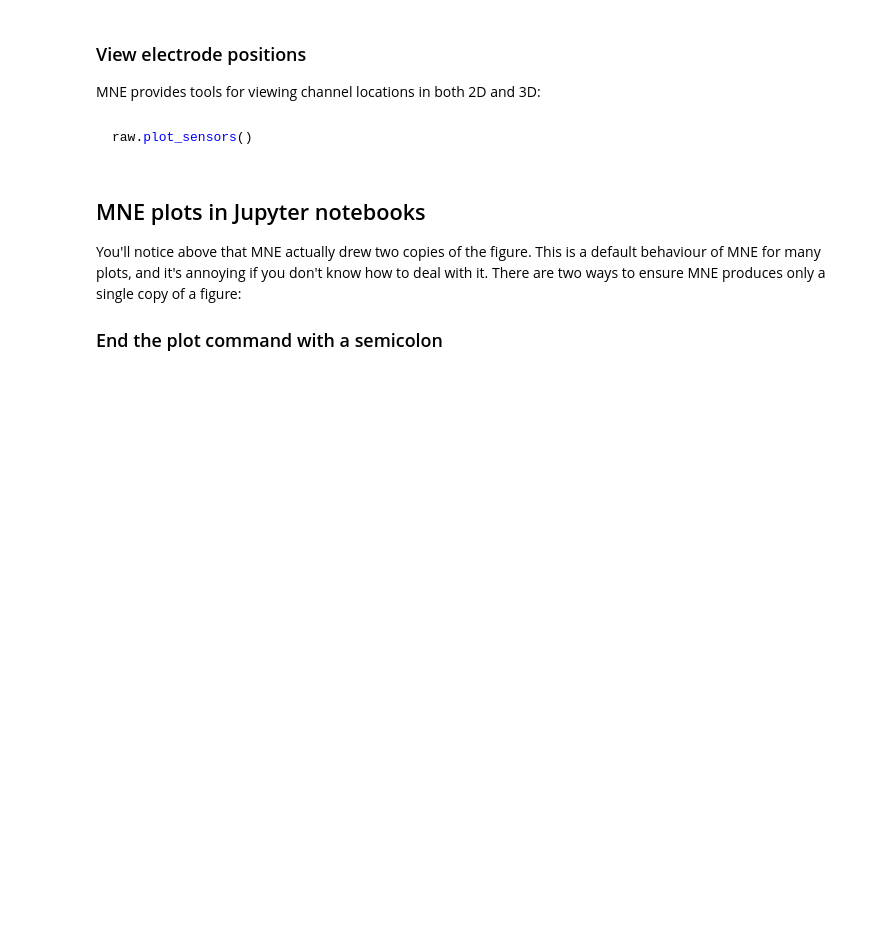
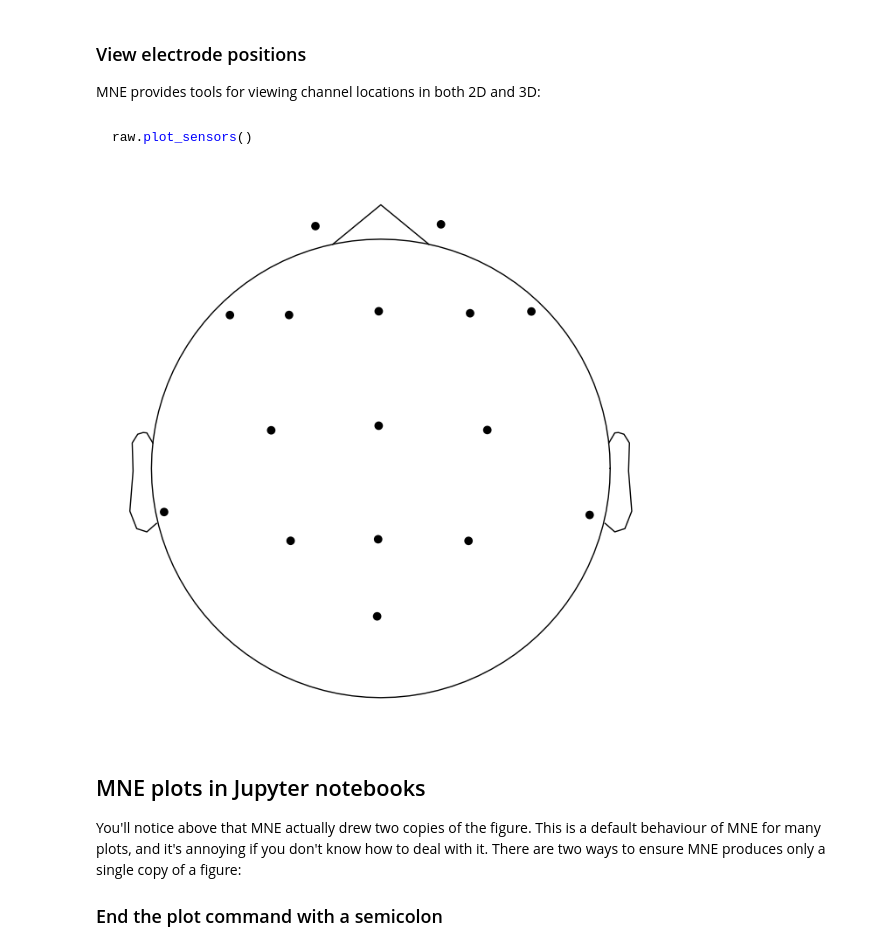
Before and after one commit to stochastic-bean/NDSCH7-Working-with-EEG-data, a Jupyter notebook: 1 - mne_data.ipynb, the cells around one changed output. Drawn from its saved outputs; the diff is of its cells as text; code cells hidden in the pictures; blank space fills up the shorter version.

```diff
--- a/1 - mne_data.ipynb
+++ b/1 - mne_data.ipynb
@@ -212,3 +369,5 @@ Long story short, we have to first run an MNE method to look up the locations of
 ~~~python
 raw.set_montage('standard_1005')
 ~~~
+# %%
+raw.set_montage('standard_1005')
@@ -238,6 +455,10 @@ MNE provides tools for viewing channel locations in both 2D and 3D:
 ~~~python
 raw.plot_sensors()
 ~~~
+# %%
+raw.plot_sensors();
+# %% [output]
+[figure, added]
 # %% [markdown]
 ## MNE plots in Jupyter notebooks
 
```
Also changed, not shown: parts of 23 cells of this notebook.
